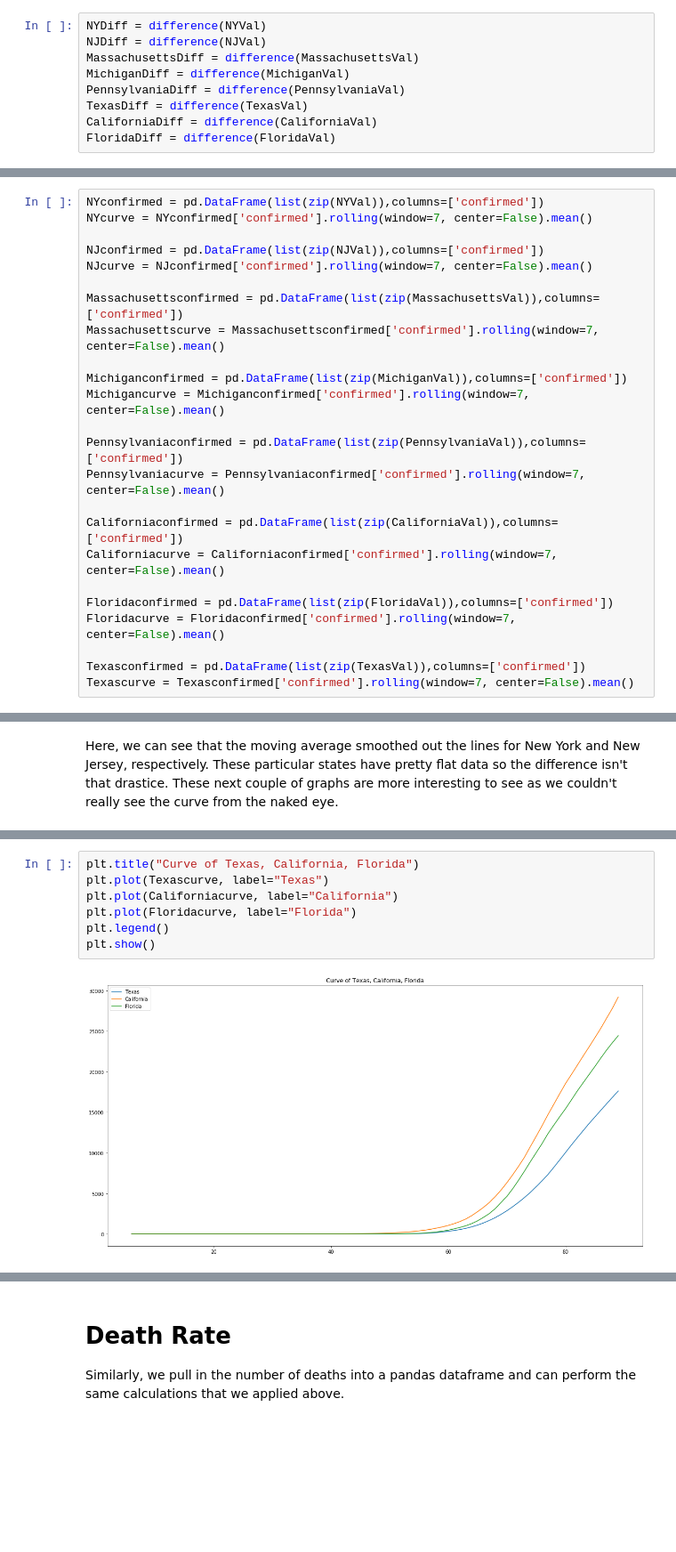
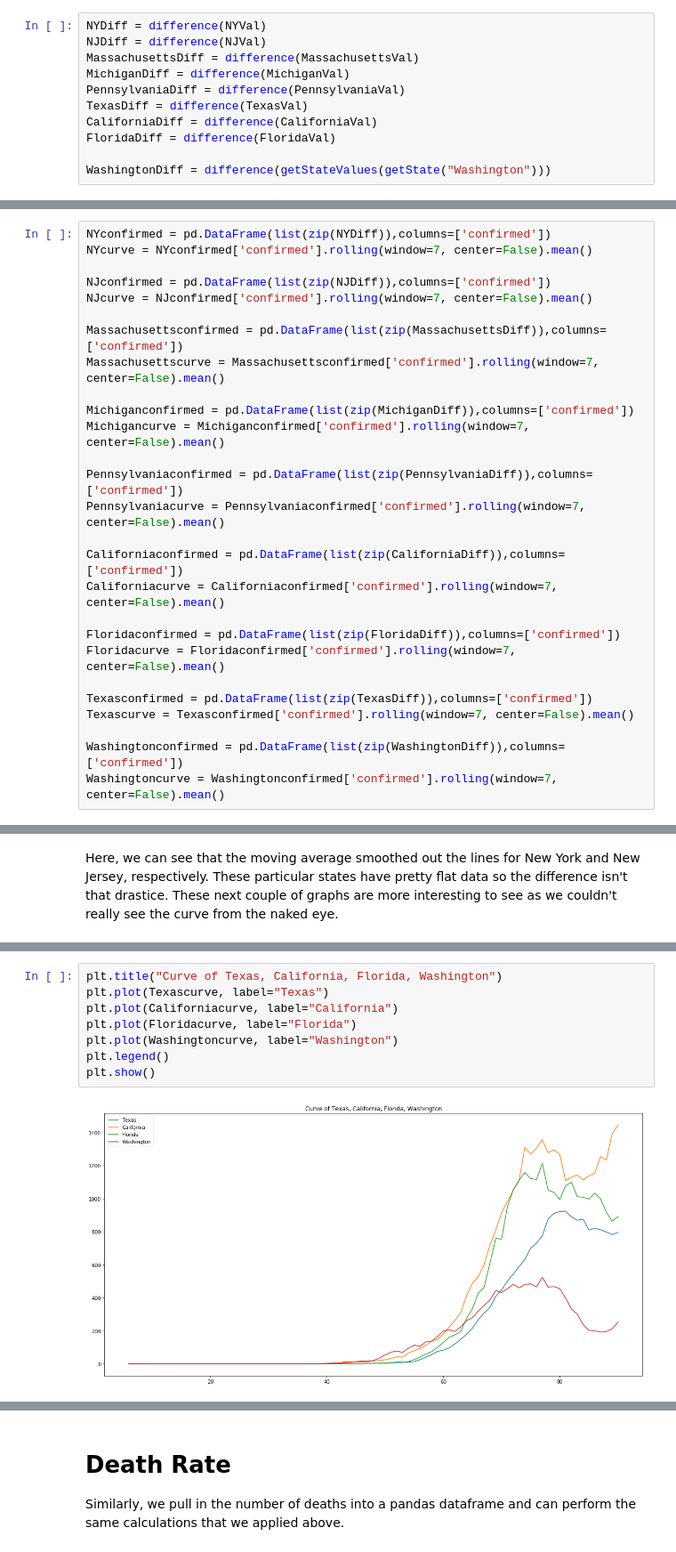
Before and after one commit to covid19data-us/covid19data.us, a Jupyter notebook: notebook/covid_US.ipynb, the cells around one changed output, grey strips where cells are left out. Shown at 89% size. Drawn from its saved outputs; the diff is of its cells as text; blank space fills up the shorter version.

```diff
--- a/notebook/covid_US.ipynb
+++ b/notebook/covid_US.ipynb
@@ -322,6 +313,8 @@ PennsylvaniaDiff = difference(PennsylvaniaVal)
 TexasDiff = difference(TexasVal)
 CaliforniaDiff = difference(CaliforniaVal)
 FloridaDiff = difference(FloridaVal)
+
+WashingtonDiff = difference(getStateValues(getState("Washington")))
 # %%
 plt.title("Daily Difference of confirmed cases")
 plt.plot(NYDiff, label="NY")
@@ -362,29 +357,32 @@ Here we can see that the states with lower totals have more of a variation of da
 ## The Curve
 In order to visualize the curve, we take the 7 day moving average of the confirmed cases. This eliminates any outliers so we can see the overall trend and visualize the curve that we are all trying to flatten.
 # %%
-NYconfirmed = pd.DataFrame(list(zip(NYVal)),columns=['confirmed'])
+NYconfirmed = pd.DataFrame(list(zip(NYDiff)),columns=['confirmed'])
 NYcurve = NYconfirmed['confirmed'].rolling(window=7, center=False).mean()
 
-NJconfirmed = pd.DataFrame(list(zip(NJVal)),columns=['confirmed'])
+NJconfirmed = pd.DataFrame(list(zip(NJDiff)),columns=['confirmed'])
 NJcurve = NJconfirmed['confirmed'].rolling(window=7, center=False).mean()
 
-Massachusettsconfirmed = pd.DataFrame(list(zip(MassachusettsVal)),columns=['confirmed'])
+Massachusettsconfirmed = pd.DataFrame(list(zip(MassachusettsDiff)),columns=['confirmed'])
 Massachusettscurve = Massachusettsconfirmed['confirmed'].rolling(window=7, center=False).mean()
 
-Michiganconfirmed = pd.DataFrame(list(zip(MichiganVal)),columns=['confirmed'])
+Michiganconfirmed = pd.DataFrame(list(zip(MichiganDiff)),columns=['confirmed'])
 Michigancurve = Michiganconfirmed['confirmed'].rolling(window=7, center=False).mean()
 
-Pennsylvaniaconfirmed = pd.DataFrame(list(zip(PennsylvaniaVal)),columns=['confirmed'])
+Pennsylvaniaconfirmed = pd.DataFrame(list(zip(PennsylvaniaDiff)),columns=['confirmed'])
 Pennsylvaniacurve = Pennsylvaniaconfirmed['confirmed'].rolling(window=7, center=False).mean()
 
-Californiaconfirmed = pd.DataFrame(list(zip(CaliforniaVal)),columns=['confirmed'])
+Californiaconfirmed = pd.DataFrame(list(zip(CaliforniaDiff)),columns=['confirmed'])
 Californiacurve = Californiaconfirmed['confirmed'].rolling(window=7, center=False).mean()
 
-Floridaconfirmed = pd.DataFrame(list(zip(FloridaVal)),columns=['confirmed'])
+Floridaconfirmed = pd.DataFrame(list(zip(FloridaDiff)),columns=['confirmed'])
 Floridacurve = Floridaconfirmed['confirmed'].rolling(window=7, center=False).mean()
 
-Texasconfirmed = pd.DataFrame(list(zip(TexasVal)),columns=['confirmed'])
+Texasconfirmed = pd.DataFrame(list(zip(TexasDiff)),columns=['confirmed'])
 Texascurve = Texasconfirmed['confirmed'].rolling(window=7, center=False).mean()
+
+Washingtonconfirmed = pd.DataFrame(list(zip(WashingtonDiff)),columns=['confirmed'])
+Washingtoncurve = Washingtonconfirmed['confirmed'].rolling(window=7, center=False).mean()
 # %%
 plt.title("New york and New Jersey curve vs original")
 plt.plot(NYconfirmed, label="NY original")
@@ -409,9 +407,10 @@ plt.show()
 # %%
-plt.title("Curve of Texas, California, Florida")
+plt.title("Curve of Texas, California, Florida, Washington")
 plt.plot(Texascurve, label="Texas")
 plt.plot(Californiacurve, label="California")
 plt.plot(Floridacurve, label="Florida")
+plt.plot(Washingtoncurve, label="Washington")
 plt.legend()
 plt.show()
 # %% [output]
-[figure, old version]
+[figure, new version]
```
Also changed, not shown: parts of 33 cells of this notebook.
